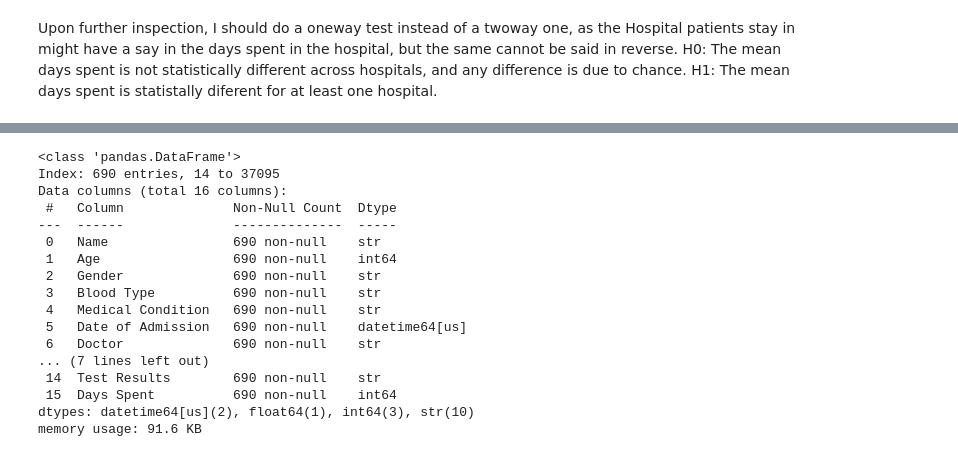
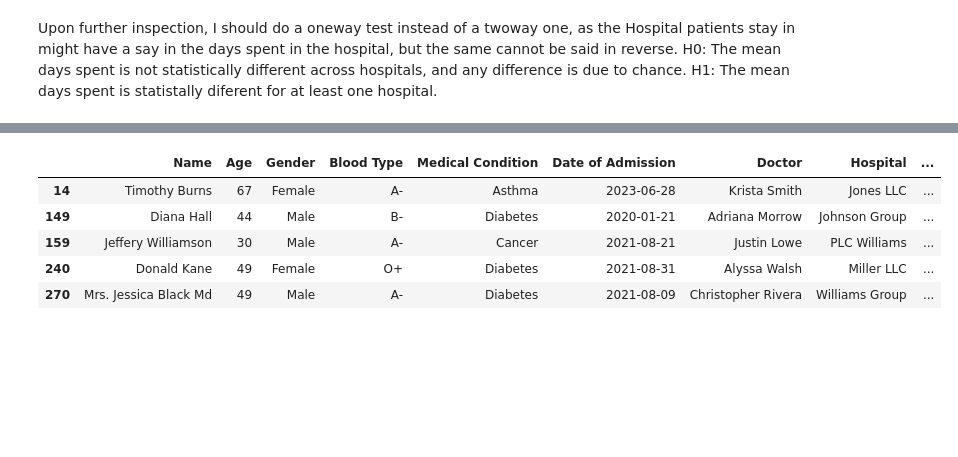
Before and after one commit to agbahovbejasmine-del/hospital_data_project, a Jupyter notebook: hospital_analysis.ipynb, the cells around one changed output, grey strips where cells are left out. Cells and saved outputs as stored; diff of their text form; code cells hidden in the pictures; blank space fills up the shorter version.

```diff
--- a/hospital_analysis.ipynb
+++ b/hospital_analysis.ipynb
@@ -316,26 +316,15 @@ df.head()
 | 4 | Emily Johnson | 36 | Male | A+ | Asthma | 2023-12-20 | Taylor Newton | Nunez-Humphrey | ... |
 # %%
 anova_data= df[df['Hospital'].isin(freq_hosp.index)]
+# Has a sample size of 690 patients, which is a good sample size for statistical analysis.
 anova_data.head(5)
-anova_data.info() # Has a sample size of 690 patients, which is a good sample size for statistical analysis.
 # %% [output]
-<class 'pandas.DataFrame'>
-Index: 690 entries, 14 to 37095
-Data columns (total 16 columns):
- #   Column              Non-Null Count  Dtype
----  ------              --------------  -----
- 0   Name                690 non-null    str
- 1   Age                 690 non-null    int64
- 2   Gender              690 non-null    str
- 3   Blood Type          690 non-null    str
- 4   Medical Condition   690 non-null    str
- 5   Date of Admission   690 non-null    datetime64[us]
- 6   Doctor              690 non-null    str
-... (7 lines left out)
- 14  Test Results        690 non-null    str
- 15  Days Spent          690 non-null    int64
-dtypes: datetime64[us](2), float64(1), int64(3), str(10)
-memory usage: 91.6 KB
+|  | Name | Age | Gender | Blood Type | Medical Condition | Date of Admission | Doctor | Hospital | ... |
+| 14 | Timothy Burns | 67 | Female | A- | Asthma | 2023-06-28 | Krista Smith | Jones LLC | ... |
+| 149 | Diana Hall | 44 | Male | B- | Diabetes | 2020-01-21 | Adriana Morrow | Johnson Group | ... |
+| 159 | Jeffery Williamson | 30 | Male | A- | Cancer | 2021-08-21 | Justin Lowe | PLC Williams | ... |
+| 240 | Donald Kane | 49 | Female | O+ | Diabetes | 2021-08-31 | Alyssa Walsh | Miller LLC | ... |
+| 270 | Mrs. Jessica Black Md | 49 | Male | A- | Diabetes | 2021-08-09 | Christopher Rivera | Williams Group | ... |
 # %%
 from scipy.stats import f_oneway
 # I used the f_oneway function from scipy.stats to perform a one-way ANOVA test
```
